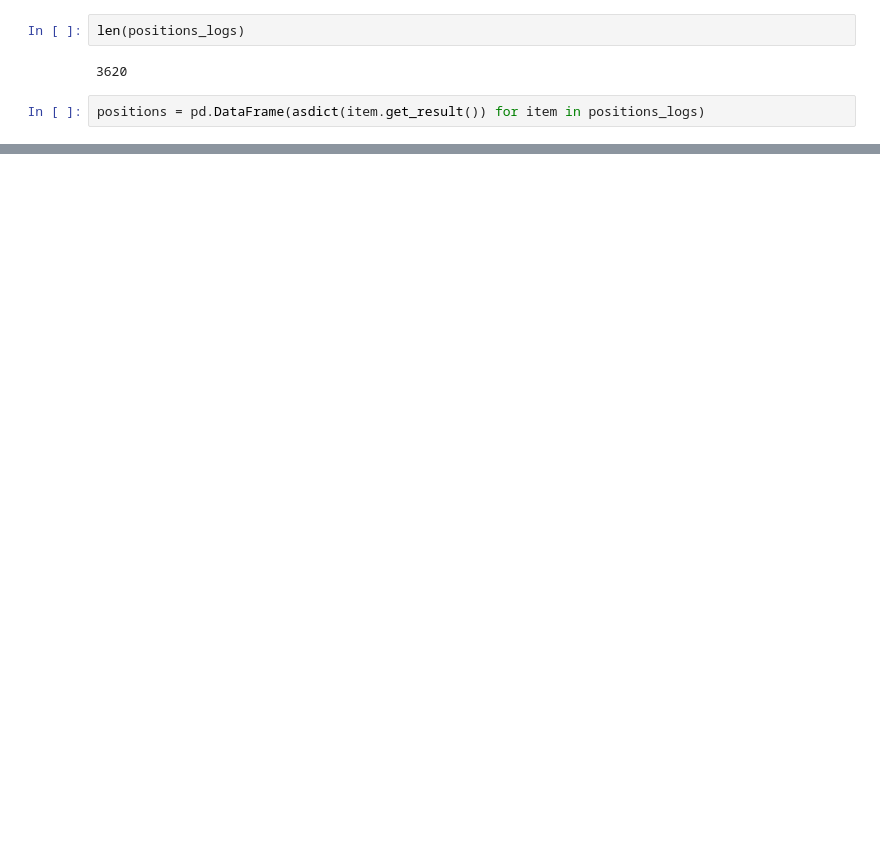
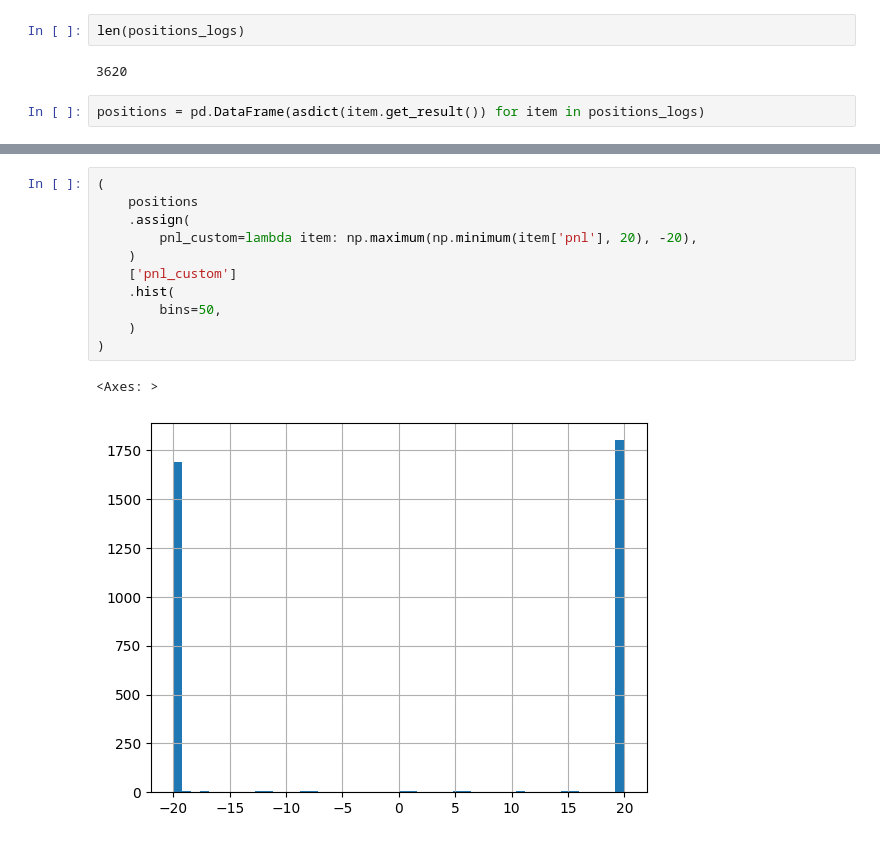
Before and after one commit to vvbark/trading-bot, a Jupyter notebook: interactor.ipynb, the cells around one changed output, grey strips where cells are left out. Cells and saved outputs as stored; diff of their text form; blank space fills up the shorter version.

```diff
--- a/interactor.ipynb
+++ b/interactor.ipynb
@@ -250 +253,15 @@ plt.grid()
+# %%
+(
+    positions
+    .assign(
+        pnl_custom=lambda item: np.maximum(np.minimum(item['pnl'], 20), -20),
+    )
+    ['pnl_custom']
+    .hist(
+        bins=50,
+    )
+)
+# %% [output]
+<Axes: >
+[figure, added]
 # %%
```
Also changed, not shown: parts of 10 cells of this notebook, 5 other files.
